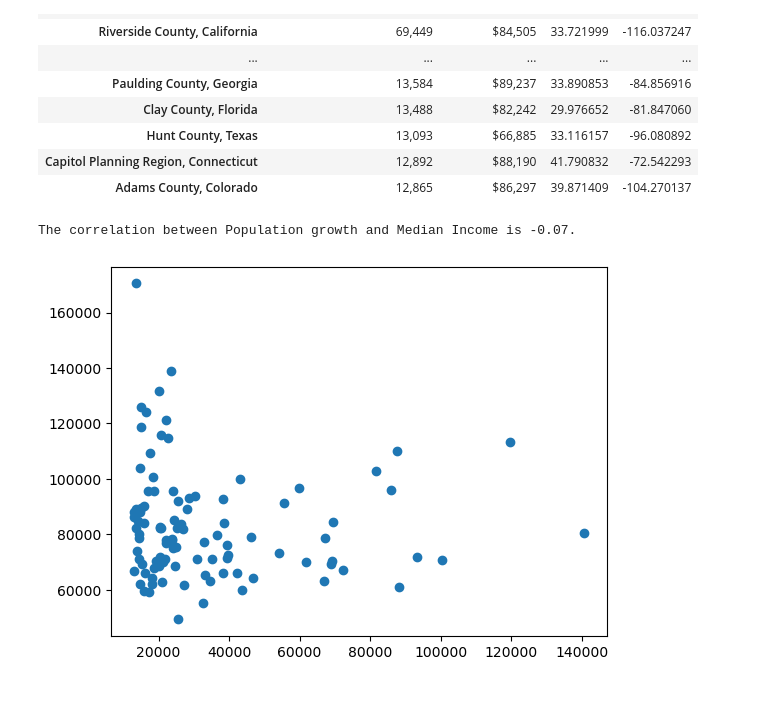
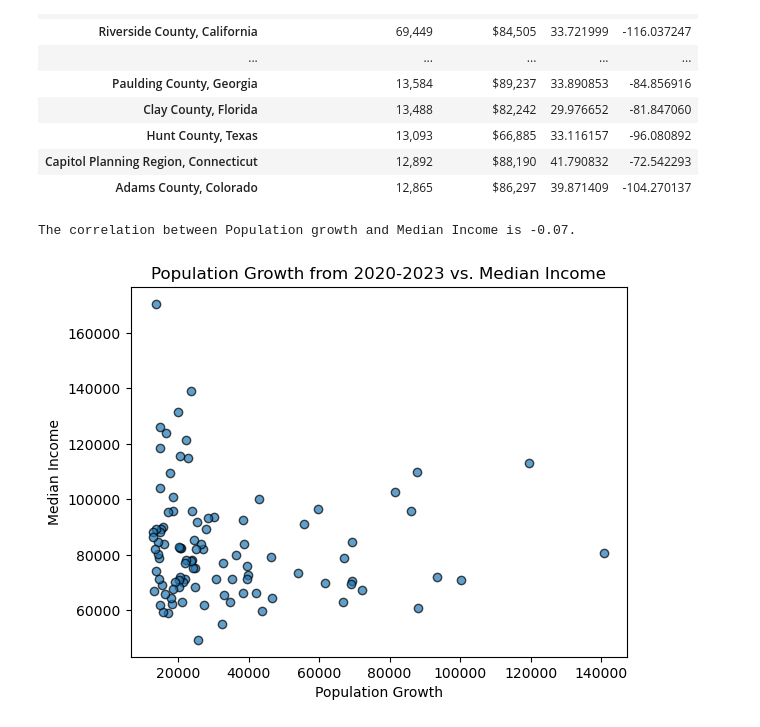
Before and after one commit to smsimba225/Project_1, a Jupyter notebook: Project1_Owen.ipynb, the cells around one changed output. Drawn from its saved outputs; the diff is of its cells as text; code cells hidden in the pictures; blank space fills up the shorter version.

```diff
--- a/Project1_Owen.ipynb
+++ b/Project1_Owen.ipynb
@@ -185,15 +185,18 @@ pop_100display.style.background_gradient(subset=['Median Income'], cmap=cm).form
 # %%
 # Is there a correlation between population growth and median income?
 
 x_value = pop_100median['Pop Growth from 2020-2023']
 y_value = pop_100median['Median Income']
 corr_coefficient = st.pearsonr(x_value, y_value)
 print(f"The correlation between Population growth and Median Income is {round(corr_coefficient[0],2)}.")
-plt.scatter(x_value, y_value)
+plt.scatter(x_value, y_value, alpha=0.7, edgecolors='black')
+plt.xlabel('Population Growth')
+plt.ylabel('Median Income')
+plt.title('Population Growth from 2020-2023 vs. Median Income')
 plt.show()
 # No.  there is no correlation between Population Growth and Median Income
 # %% [output]
 The correlation between Population growth and Median Income is -0.07.
-[figure, old version]
+[figure, new version]
 # %%
 #Plot of top 100 counties in Population Growth
```
Also changed, not shown: parts of 1 cell of this notebook.
